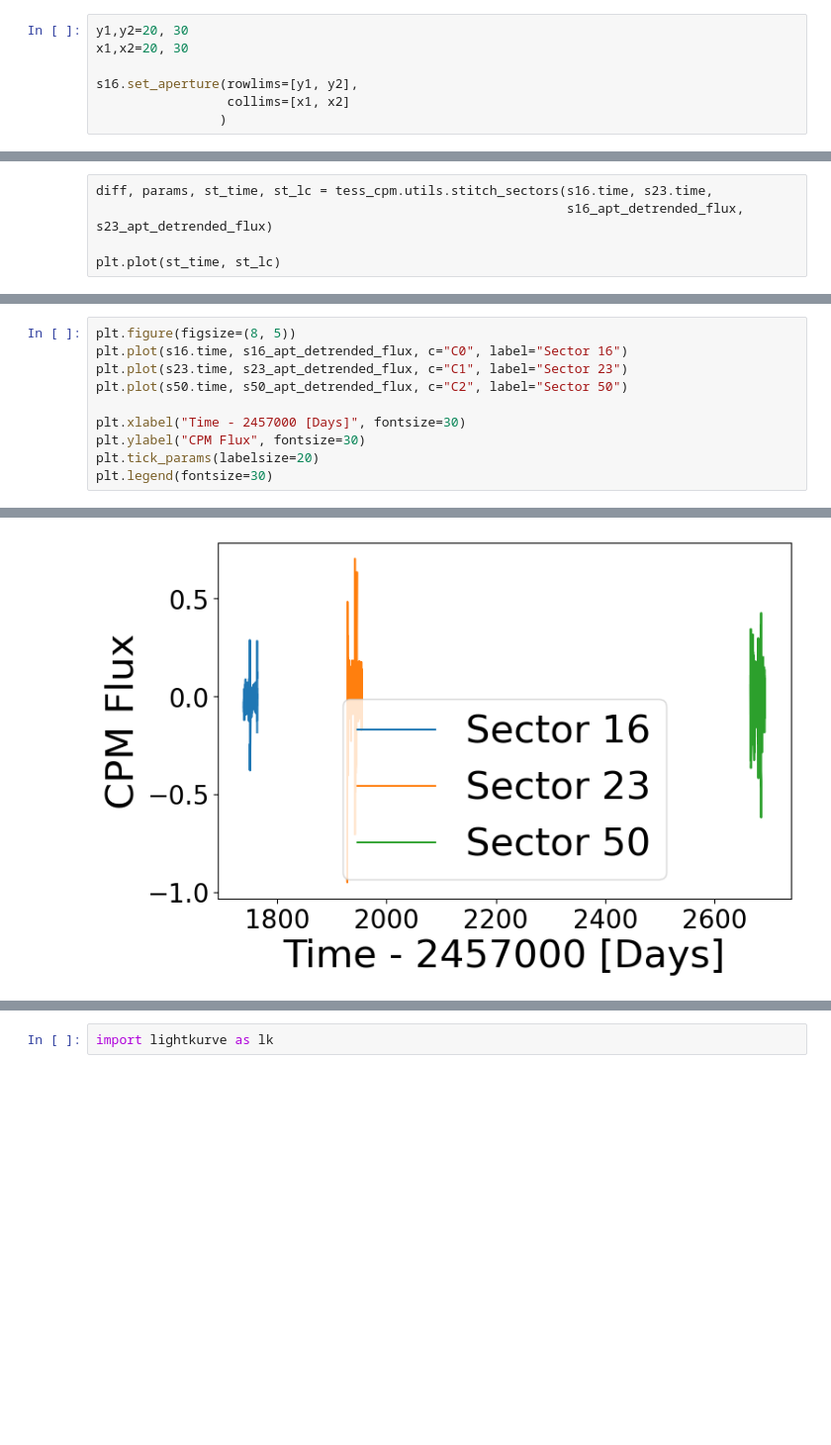
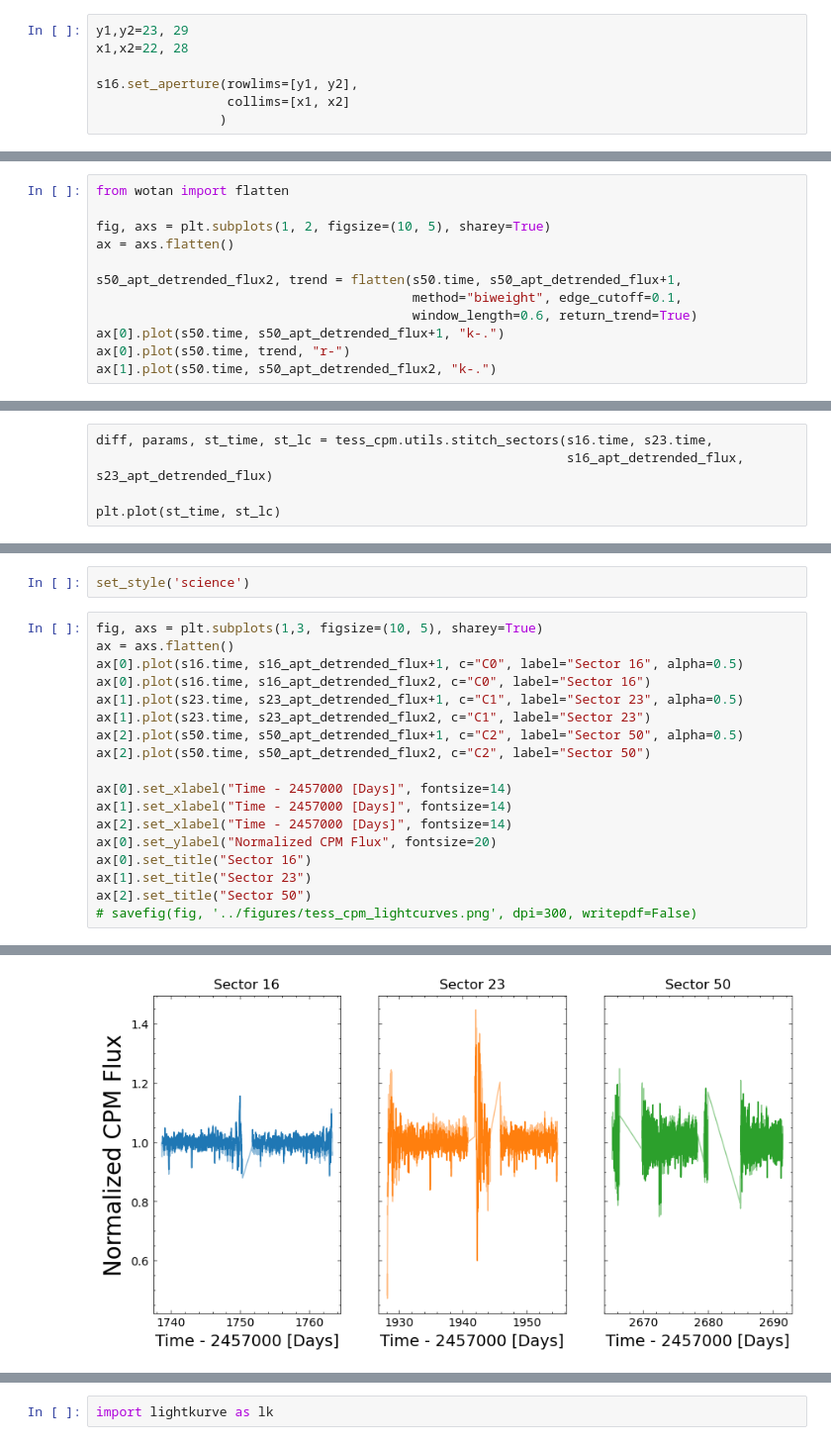
Before and after one commit to jpdeleon/toi5671, a Jupyter notebook: notebooks/TESS_cpm_unpopular.ipynb, the cells around one changed output, grey strips where cells are left out. Shown at 99% size. Cells and saved outputs as stored; diff of their text form; blank space fills up the shorter version.

```diff
--- a/notebooks/TESS_cpm_unpopular.ipynb
+++ b/notebooks/TESS_cpm_unpopular.ipynb
@@ -60,8 +60,8 @@ _ = s16.plot_cutout(l=10, h=90)
 # %% [output]
 [figure]
 # %%
-y1,y2=20, 30
-x1,x2=20, 30
+y1,y2=23, 29
+x1,x2=22, 28
 
 s16.set_aperture(rowlims=[y1, y2],
                  collims=[x1, x2]
@@ -201,0 +244,12 @@ Text(0.5, 1.0, 'sector 50')
+# %%
+from wotan import flatten
+
+fig, axs = plt.subplots(1, 2, figsize=(10, 5), sharey=True)
+ax = axs.flatten()
+
+s50_apt_detrended_flux2, trend = flatten(s50.time, s50_apt_detrended_flux+1,
+                                         method="biweight", edge_cutoff=0.1,
+                                         window_length=0.6, return_trend=True)
+ax[0].plot(s50.time, s50_apt_detrended_flux+1, "k-.")
+ax[0].plot(s50.time, trend, "r-")
+ax[1].plot(s50.time, s50_apt_detrended_flux2, "k-.")
@@ -226,11 +287,21 @@ plt.plot(st_time, st_lc)
+# %%
+set_style('science')
 # %%
-plt.figure(figsize=(8, 5))
-plt.plot(s16.time, s16_apt_detrended_flux, c="C0", label="Sector 16")
-plt.plot(s23.time, s23_apt_detrended_flux, c="C1", label="Sector 23")
-plt.plot(s50.time, s50_apt_detrended_flux, c="C2", label="Sector 50")
+fig, axs = plt.subplots(1,3, figsize=(10, 5), sharey=True)
+ax = axs.flatten()
+ax[0].plot(s16.time, s16_apt_detrended_flux+1, c="C0", label="Sector 16", alpha=0.5)
+ax[0].plot(s16.time, s16_apt_detrended_flux2, c="C0", label="Sector 16")
+ax[1].plot(s23.time, s23_apt_detrended_flux+1, c="C1", label="Sector 23", alpha=0.5)
+ax[1].plot(s23.time, s23_apt_detrended_flux2, c="C1", label="Sector 23")
+ax[2].plot(s50.time, s50_apt_detrended_flux+1, c="C2", label="Sector 50", alpha=0.5)
+ax[2].plot(s50.time, s50_apt_detrended_flux2, c="C2", label="Sector 50")
 
-plt.xlabel("Time - 2457000 [Days]", fontsize=30)
-plt.ylabel("CPM Flux", fontsize=30)
-plt.tick_params(labelsize=20)
-plt.legend(fontsize=30)
+ax[0].set_xlabel("Time - 2457000 [Days]", fontsize=14)
+ax[1].set_xlabel("Time - 2457000 [Days]", fontsize=14)
+ax[2].set_xlabel("Time - 2457000 [Days]", fontsize=14)
+ax[0].set_ylabel("Normalized CPM Flux", fontsize=20)
+ax[0].set_title("Sector 16")
+ax[1].set_title("Sector 23")
+ax[2].set_title("Sector 50")
+# savefig(fig, '../figures/tess_cpm_lightcurves.png', dpi=300, writepdf=False)
 # %% [output]
@@ -238,4 +309,4 @@ plt.legend(fontsize=30)
-[figure, old version]
+[figure, new version]
 # %%
 import pandas as pd
 
```
Also changed, not shown: parts of 26 cells of this notebook, 30 other files.
